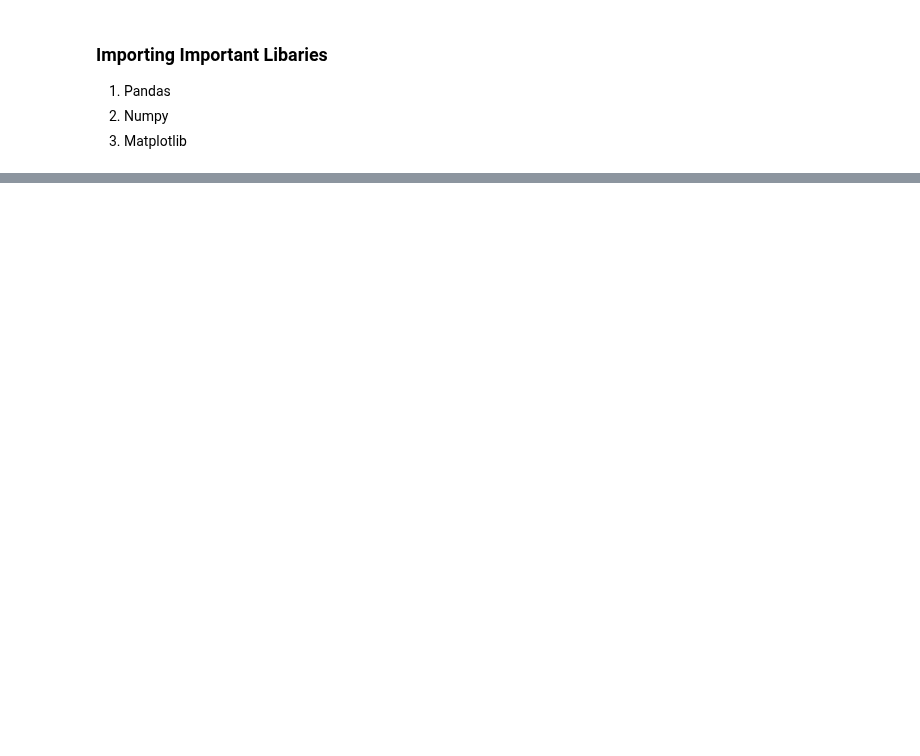
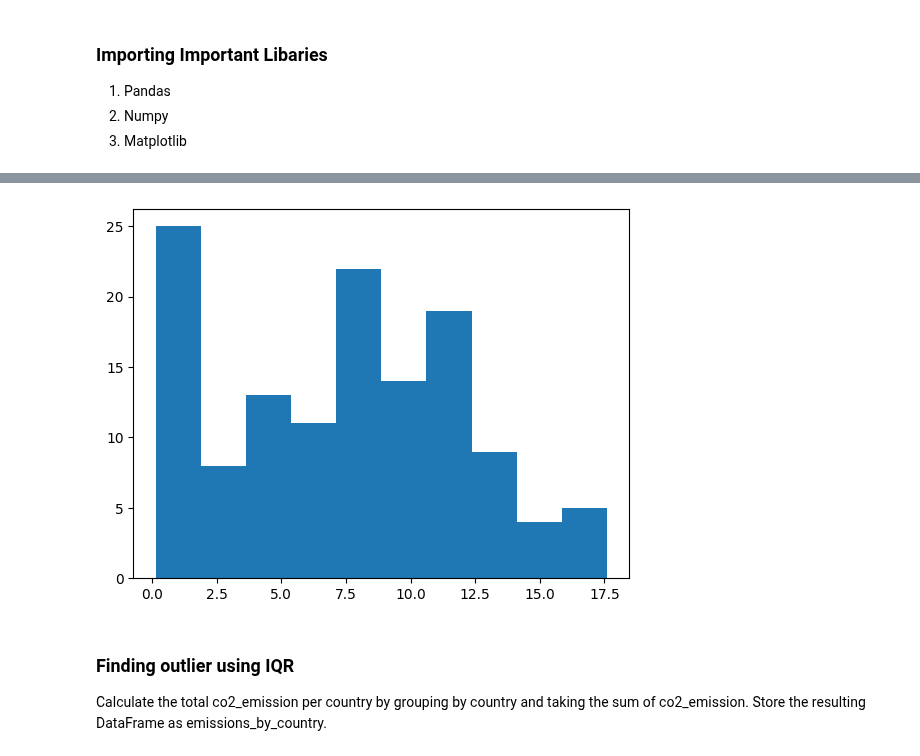
Before and after one commit to rupaniraheel/datacamp, a Jupyter notebook: Introduction-to-statsitics/summary-statistics.ipynb, the cells around one changed output, grey strips where cells are left out. Saved outputs shown, nothing was run; the diff lists cells and outputs as text; code cells hidden in the pictures; blank space fills up the shorter version.

```diff
--- a/Introduction-to-statsitics/summary-statistics.ipynb
+++ b/Introduction-to-statsitics/summary-statistics.ipynb
@@ -17,0 +144,9 @@ ParserError: Error tokenizing data. C error: Expected 1 fields in line 33, saw 8
+# %%
+plt.hist(food_consumption[food_consumption['food_category']=='eggs'].co2_emission)
+plt.show()
+# %% [output]
+[figure, added]
+# %% [markdown]
+### Finding outlier using IQR
+
+Calculate the total co2_emission per country by grouping by country and taking the sum of co2_emission. Store the resulting DataFrame as emissions_by_country.
```
Also changed, not shown: parts of 22 cells of this notebook, 2 other files.
